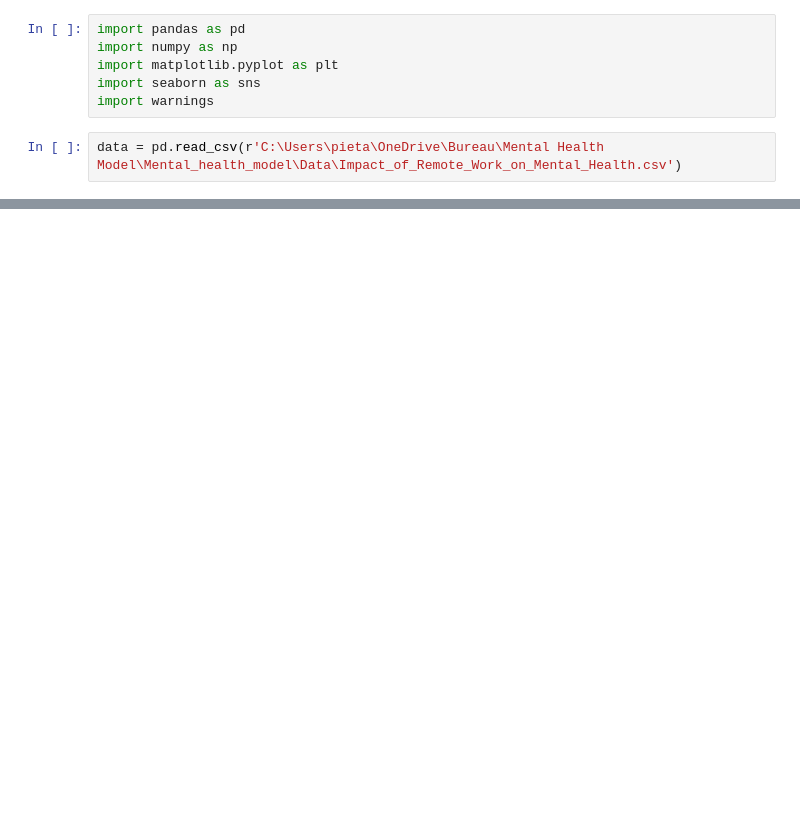
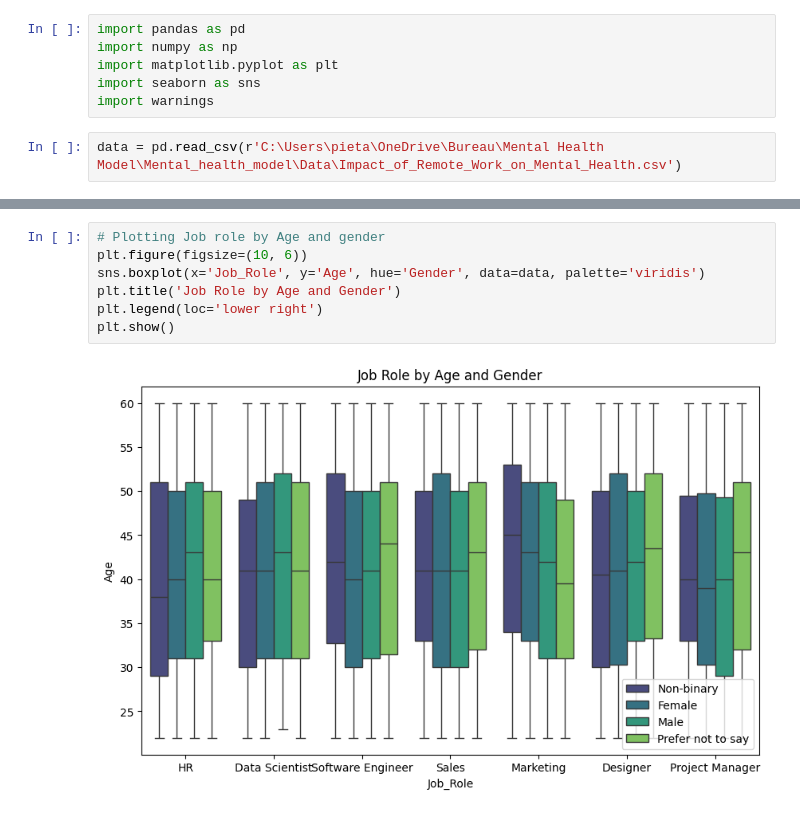
Before and after one commit to AdrienPiette/Mental_health_model, a Jupyter notebook: Analysing/analysing.ipynb, the cells around one changed output, grey strips where cells are left out. Saved outputs shown, nothing was run; the diff lists cells and outputs as text; blank space fills up the shorter version.

```diff
--- a/Analysing/analysing.ipynb
+++ b/Analysing/analysing.ipynb
@@ -48,0 +43,9 @@ Passing `palette` without assigning `hue` is deprecated and will be removed in v
+# %%
+# Plotting Job role by Age and gender
+plt.figure(figsize=(10, 6))
+sns.boxplot(x='Job_Role', y='Age', hue='Gender', data=data, palette='viridis')
+plt.title('Job Role by Age and Gender')
+plt.legend(loc='lower right')
+plt.show()
+# %% [output]
+[figure, added]
```
Also changed, not shown: parts of 23 cells of this notebook, 1 other file.
